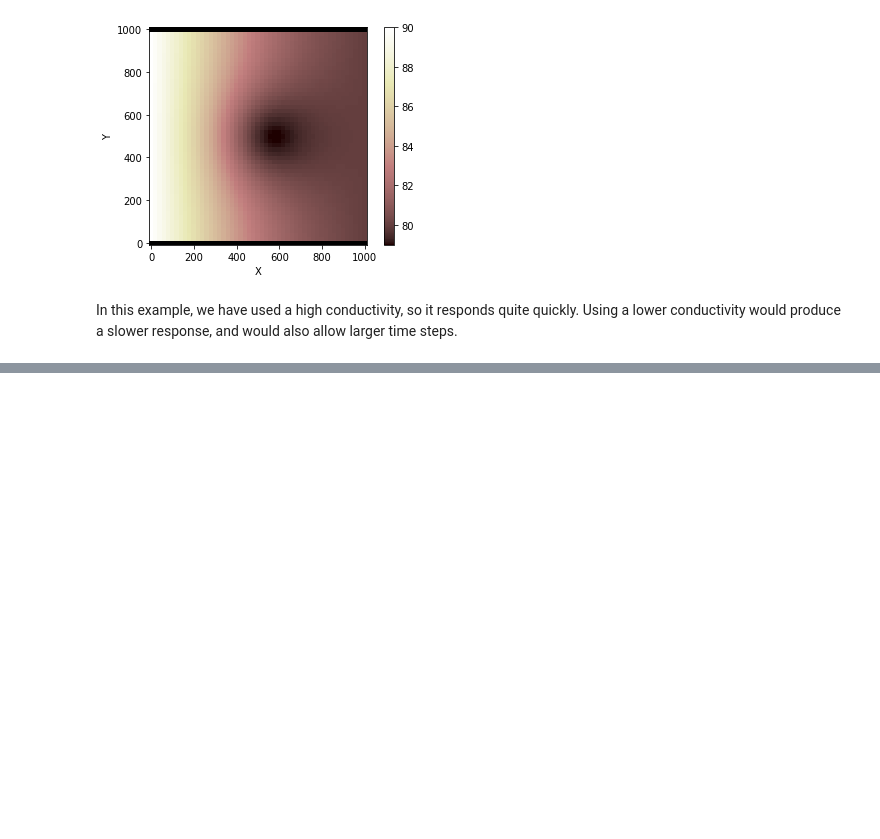
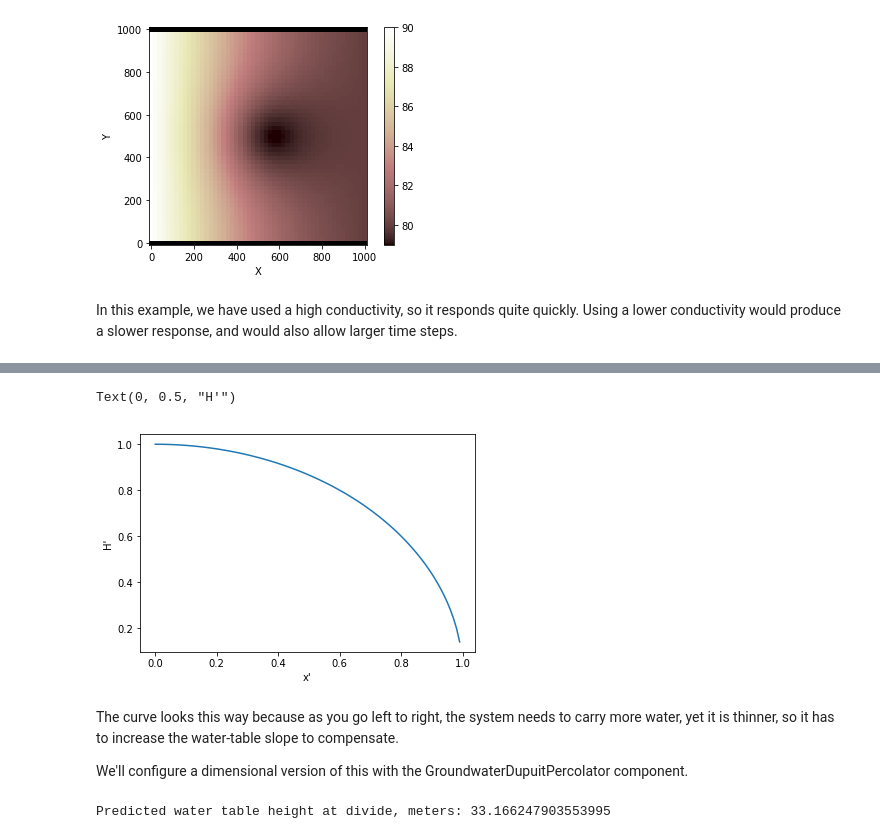
Before and after one commit to gregtucker/groundwater_dupuit_percolator, a Jupyter notebook: groundwater_dupuit_percolator_example.ipynb, the cells around one changed output, grey strips where cells are left out. Drawn from its saved outputs; the diff is of its cells as text; code cells hidden in the pictures; blank space fills up the shorter version.

```diff
--- a/groundwater_dupuit_percolator_example.ipynb
+++ b/groundwater_dupuit_percolator_example.ipynb
@@ -181,0 +214,23 @@ In this example, we have used a high conductivity, so it responds quite quickly.
+# %%
+xprime = np.arange(0, 1, 0.01)
+hprime = np.sqrt(1.0 - xprime * xprime)
+plt.plot(xprime, hprime)
+plt.xlabel("x'")
+plt.ylabel("H'")
+# %% [output]
+Text(0, 0.5, "H'")
+[figure, added]
+# %% [markdown]
+The curve looks this way because as you go left to right, the system needs to carry more water, yet it is thinner, so it has to increase the water-table slope to compensate.
+
+We'll configure a dimensional version of this with the GroundwaterDupuitPercolator component.
+# %%
+R = 1.0e-7  # steady, uniform recharge rate, in m/s
+K = 0.0001  # uniform hydraulic conductivity, in m/s
+L = 1000.0  # domain length, m
+HL = 10.0   # aquifer thickness at right boundary, m
+
+H0 = (HL * HL + (R / K) * (L * L)) ** 0.5
+print('Predicted water table height at divide, meters: ' + str(H0))
+# %% [output]
+Predicted water table height at divide, meters: 33.166247903553995
```
Also changed, not shown: parts of 5 cells of this notebook.
